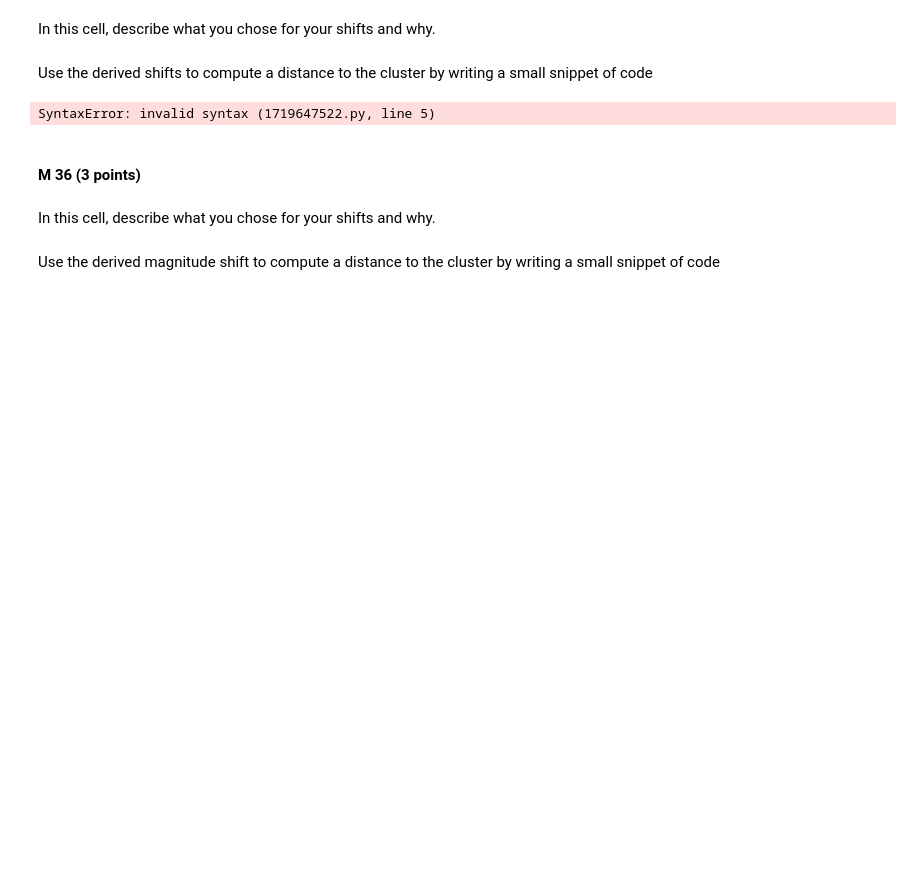
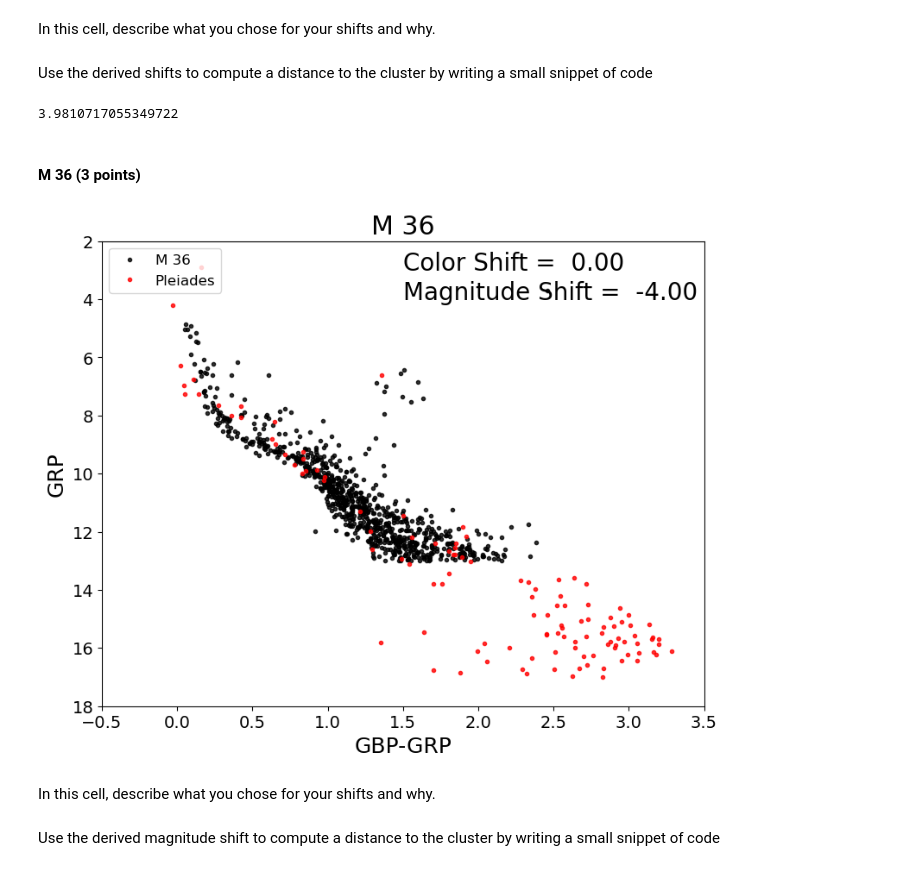
Before and after one commit to RyanNease/Color-magnitude-Diagram-fitting, a Jupyter notebook: cluster_plot_student.ipynb, the cells around one changed output. Cells and saved outputs as stored; diff of their text form; code cells hidden in the pictures; blank space fills up the shorter version.

```diff
--- a/cluster_plot_student.ipynb
+++ b/cluster_plot_student.ipynb
@@ -51,18 +51,20 @@ Use the derived shifts to compute a distance to the cluster by writing a small s
 #To compute the log_10 you need to write "np.log10(number)"
 #### Write code here.
 # enter your calculated shift here
-shift_m34 =
+shift_m34 = -3.0
 
 # Assuming the distance to M45 is 130pc write an code expression that converts your shift into the ratio of the distances
 #the Pleiades to this cluster
-dist_ratio_m34 =
+dist_ratio_m34 = 10**(-shift_m34/5)
 print(dist_ratio_m34)
 # %% [output]
-SyntaxError: invalid syntax (1719647522.py, line 5)
+3.9810717055349722
 # %% [markdown]
 #### M 36 (3 points)
 # %%
-cp.cmdplot(clustname='M 36',magshift=0.0,colshift=0.0)
+cp.cmdplot(clustname='M 36',magshift=-4.00,colshift=0.0)
+# %% [output]
+[figure, added]
 # %% [markdown]
 In this cell, describe what you chose for your shifts and why.
 # %% [markdown]
```
Also changed, not shown: parts of 6 cells of this notebook.
